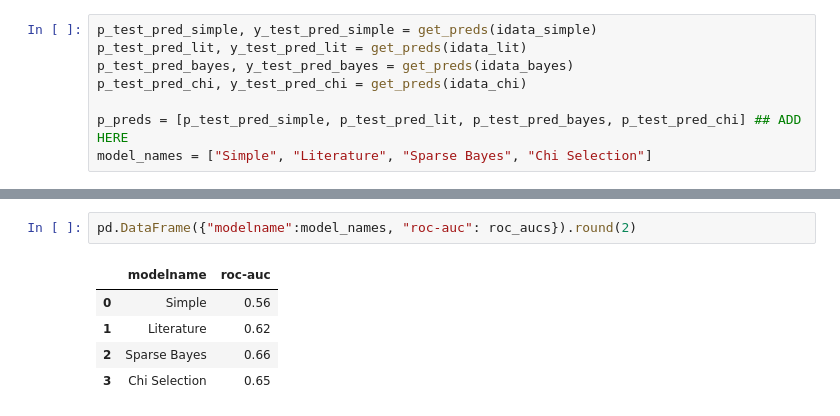
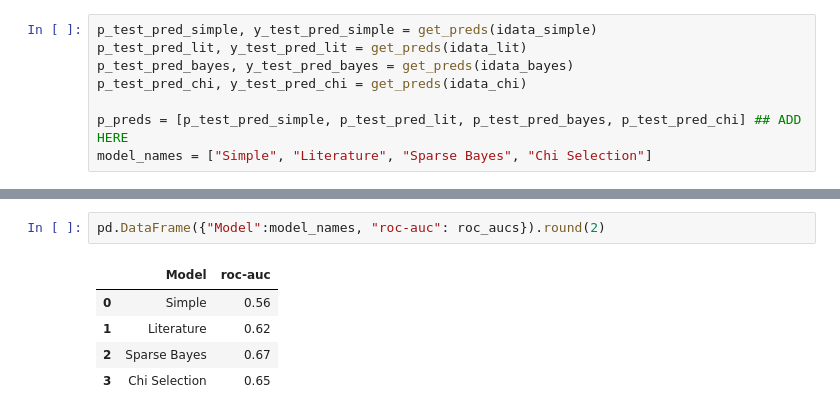
Before and after one commit to kehunter/bayesian-lcovid, a Jupyter notebook: final.ipynb, the cells around one changed output, grey strips where cells are left out. Cells and saved outputs as stored; diff of their text form.

```diff
--- a/final.ipynb
+++ b/final.ipynb
@@ -461,8 +469,8 @@ plt.show()
 # %%
-pd.DataFrame({"modelname":model_names, "roc-auc": roc_aucs}).round(2)
+pd.DataFrame({"Model":model_names, "roc-auc": roc_aucs}).round(2)
 # %% [output]
-|  | modelname | roc-auc |
+|  | Model | roc-auc |
 | 0 | Simple | 0.56 |
 | 1 | Literature | 0.62 |
-| 2 | Sparse Bayes | 0.66 |
+| 2 | Sparse Bayes | 0.67 |
 | 3 | Chi Selection | 0.65 |
```
Also changed, not shown: parts of 13 cells of this notebook, 21 other files.
